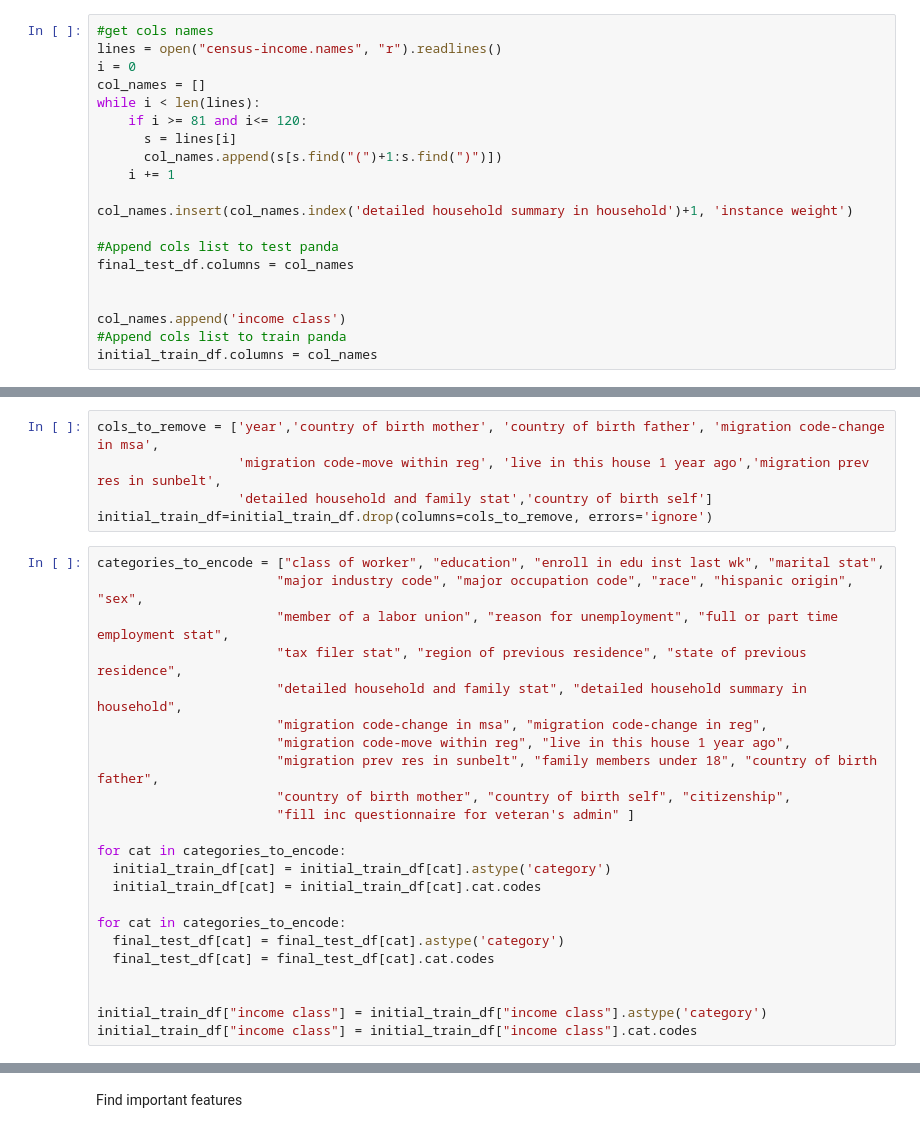
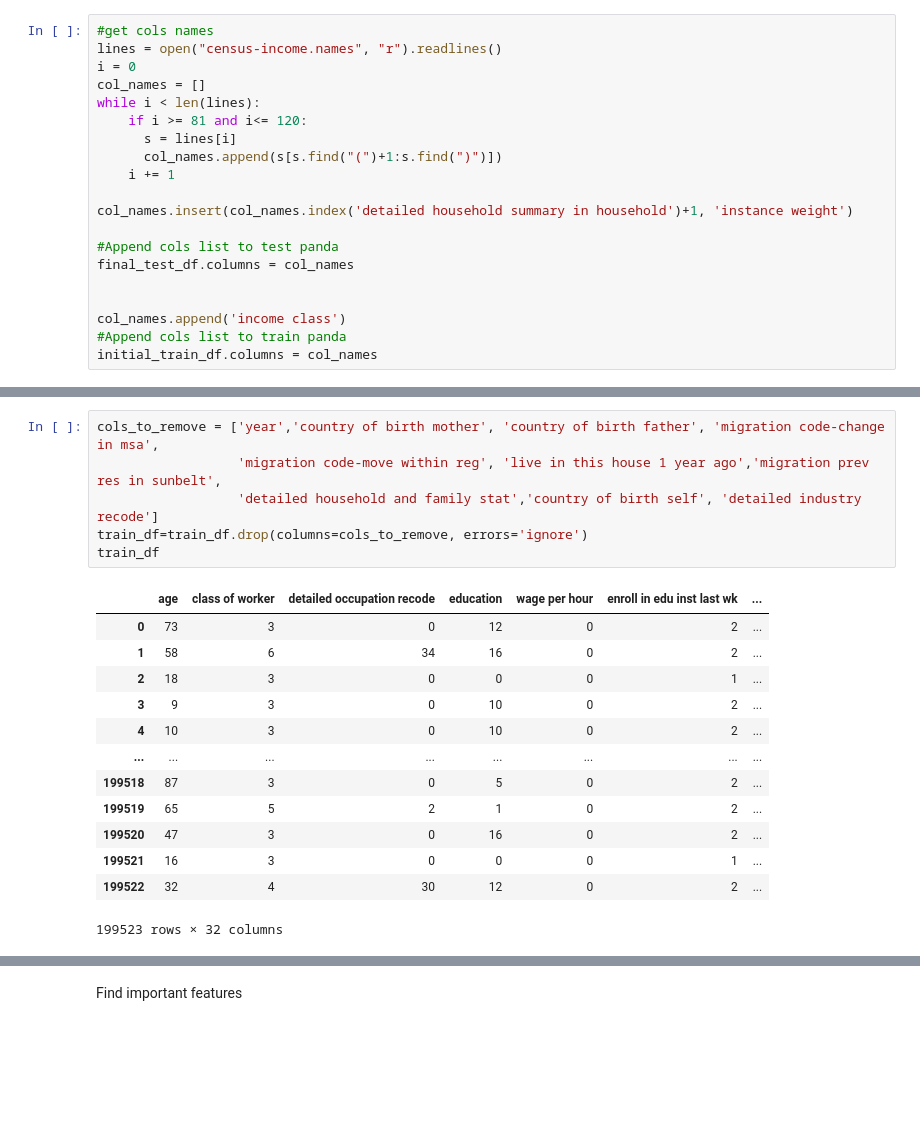
Before and after one commit to studorache/MLC, a Jupyter notebook: MLC.ipynb, the cells around one changed output, grey strips where cells are left out. Cells and saved outputs as stored; diff of their text form; blank space fills up the shorter version.

```diff
--- a/MLC.ipynb
+++ b/MLC.ipynb
@@ -100,28 +152,20 @@ sns.heatmap(corr, mask=np.zeros_like(corr, dtype=np.bool), cmap=sns.diverging_pa
 # %%
 cols_to_remove = ['year','country of birth mother', 'country of birth father', 'migration code-change in msa',
                   'migration code-move within reg', 'live in this house 1 year ago','migration prev res in sunbelt',
-                  'detailed household and family stat','country of birth self']
-initial_train_df=initial_train_df.drop(columns=cols_to_remove, errors='ignore')
+                  'detailed household and family stat','country of birth self', 'detailed industry recode']
+train_df=train_df.drop(columns=cols_to_remove, errors='ignore')
+train_df
+# %% [output]
+|  | age | class of worker | detailed occupation recode | education | wage per hour | enroll in edu inst last wk | ... |
+| 0 | 73 | 3 | 0 | 12 | 0 | 2 | ... |
+| 1 | 58 | 6 | 34 | 16 | 0 | 2 | ... |
+| 2 | 18 | 3 | 0 | 0 | 0 | 1 | ... |
+| 3 | 9 | 3 | 0 | 10 | 0 | 2 | ... |
+| 4 | 10 | 3 | 0 | 10 | 0 | 2 | ... |
+| ... | ... | ... | ... | ... | ... | ... | ... |
+| 199518 | 87 | 3 | 0 | 5 | 0 | 2 | ... |
+| 199519 | 65 | 5 | 2 | 1 | 0 | 2 | ... |
+| 199520 | 47 | 3 | 0 | 16 | 0 | 2 | ... |
+| 199521 | 16 | 3 | 0 | 0 | 0 | 1 | ... |
+| 199522 | 32 | 4 | 30 | 12 | 0 | 2 | ... |
+199523 rows × 32 columns
-# %%
-categories_to_encode = ["class of worker", "education", "enroll in edu inst last wk", "marital stat",
-                       "major industry code", "major occupation code", "race", "hispanic origin", "sex",
-                       "member of a labor union", "reason for unemployment", "full or part time employment stat",
-                       "tax filer stat", "region of previous residence", "state of previous residence",
-                       "detailed household and family stat", "detailed household summary in household",
-                       "migration code-change in msa", "migration code-change in reg",
-                       "migration code-move within reg", "live in this house 1 year ago",
-                       "migration prev res in sunbelt", "family members under 18", "country of birth father",
-                       "country of birth mother", "country of birth self", "citizenship",
-                       "fill inc questionnaire for veteran's admin" ]
-
-for cat in categories_to_encode:
-  initial_train_df[cat] = initial_train_df[cat].astype('category')
-  initial_train_df[cat] = initial_train_df[cat].cat.codes
-
-for cat in categories_to_encode:
-  final_test_df[cat] = final_test_df[cat].astype('category')
-  final_test_df[cat] = final_test_df[cat].cat.codes
-
-
-initial_train_df["income class"] = initial_train_df["income class"].astype('category')
-initial_train_df["income class"] = initial_train_df["income class"].cat.codes
```
Also changed, not shown: parts of 12 cells of this notebook.
